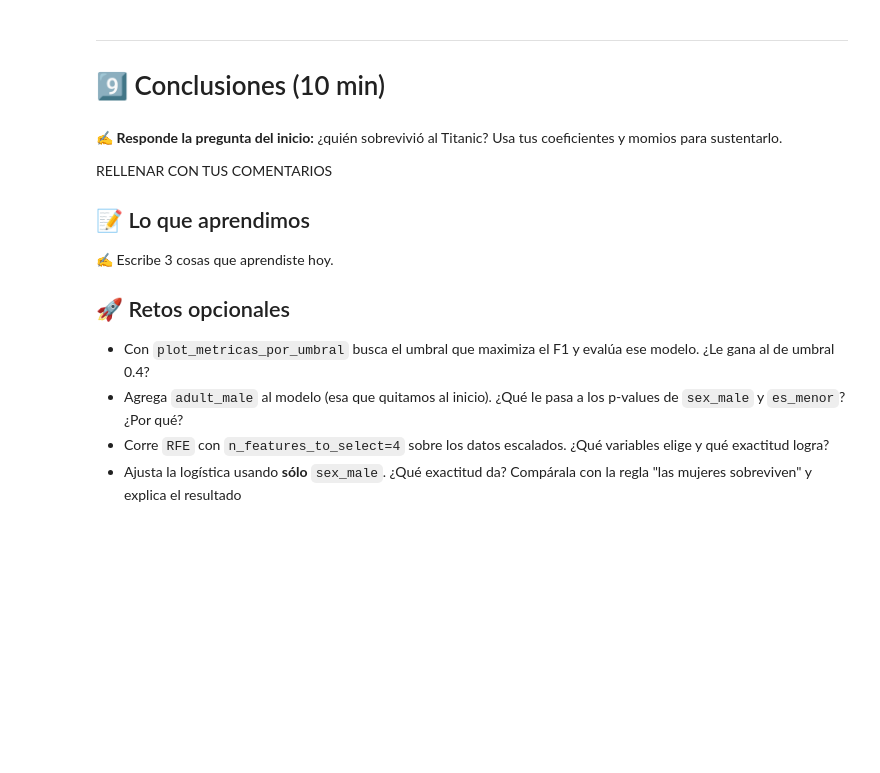
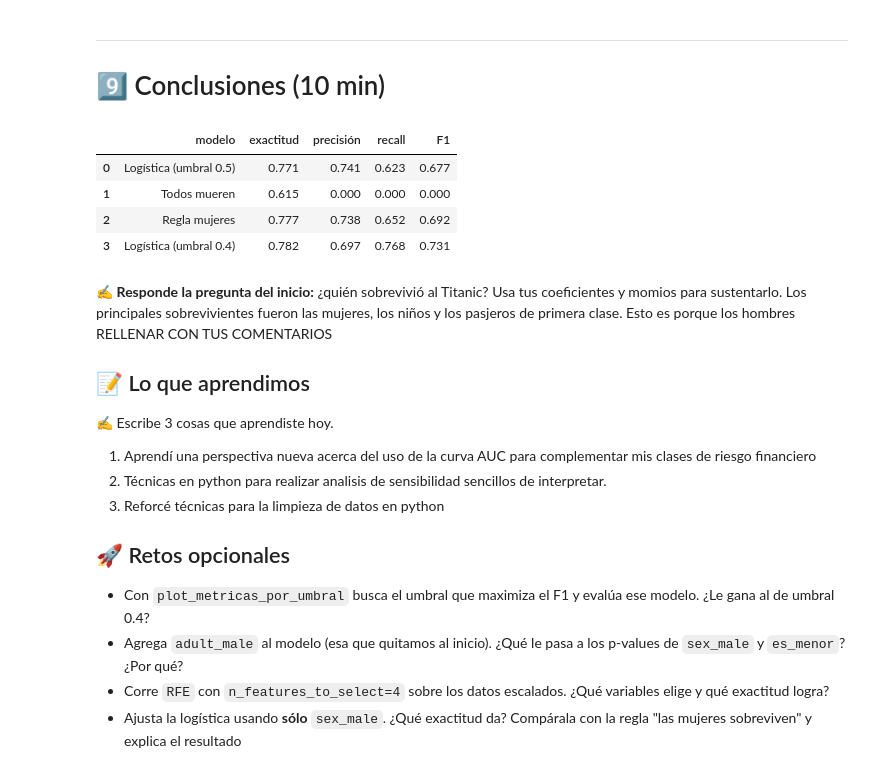
Before and after one commit to AlbertoJT/linear_regression_intro_614903, a Jupyter notebook: 02-regresion-logistica/caso_titanic.ipynb, the cells around one changed output. Saved outputs shown, nothing was run; the diff lists cells and outputs as text; code cells hidden in the pictures; blank space fills up the shorter version.

```diff
--- a/02-regresion-logistica/caso_titanic.ipynb
+++ b/02-regresion-logistica/caso_titanic.ipynb
@@ -826,7 +826,6 @@ El modelo devuelve **probabilidades**. Para tomar una decisión hay que fijar un
 # 3. Muestra las primeras probabilidades con .head().round(3)
 # ✍️ Tu código aquí
 proba_test = predecir_proba(modelo_completo, X_test_enc)
-proba_test = (proba_test >= 0.5).astype(int)
-
+pred_test = (proba_test >= 0.5).astype(int)
 proba_test.head().round(3)
 # %% [output]
@@ -842,3 +841,4 @@ comparacion = []
 
 # Pista: comparacion.append(evaluar_clasificador('Logística (umbral 0.5)', y_test, pred_test))
 # ✍️ Tu código aquí
+comparacion.append(evaluar_clasificador('Logística (umbral 0.5)', y_test, pred_test))
@@ -868,6 +873,10 @@ Un número suelto no dice si el modelo es bueno. Necesitamos puntos de comparaci
 2. **"Mujeres y niños primero":** la regla histórica, en su versión más simple — *sobreviven las mujeres*
 # %%
 # 1. pred_todos_mueren = np.zeros(len(y_test), dtype=int)
-# 2. pred_regla_mujeres = (X_test['sex'] == 'female').astype(int)
-# 3. Evalúa las dos con evaluar_clasificador() y agrégalas a comparacion
+    # 2. pred_regla_mujeres = (X_test['sex'] == 'female').astype(int)
+    # 3. Evalúa las dos con evaluar_clasificador() y agrégalas a comparacion
 # ✍️ Tu código aquí
+pred_todos_mueren = np.zeros(len(y_test), dtype=int)
+pred_regla_mujeres = (X_test['sex'] == 'female').astype(int)
+comparacion.append(evaluar_clasificador('Todos mueren', y_test, pred_todos_mueren))
+comparacion.append(evaluar_clasificador('Regla mujeres', y_test, pred_regla_mujeres))
@@ -892,3 +906,5 @@ El 0.5 no es sagrado. Bajarlo hace al modelo más "optimista" (detecta más sobr
 # Prueba un umbral distinto (por ejemplo 0.4), evalúalo y agrégalo a comparacion
 # Pista: pred_umbral_04 = (proba_test >= 0.4).astype(int)
 # ✍️ Tu código aquí
+pred_umbral_04 = (proba_test >= 0.4).astype(int)
+comparacion.append(evaluar_clasificador('Logística (umbral 0.4)', y_test, pred_umbral_04))
@@ -1032,15 +1053,24 @@ RELLENAR CON TUS COMENTARIOS
 # %%
 # Tabla comparativa de todo lo que probamos hoy
 # Pista: pd.DataFrame(comparacion)
 # ✍️ Tu código aquí
+pd.DataFrame(comparacion)
+# %% [output]
+|  | modelo | exactitud | precisión | recall | F1 |
+| 0 | Logística (umbral 0.5) | 0.771 | 0.741 | 0.623 | 0.677 |
+| 1 | Todos mueren | 0.615 | 0.000 | 0.000 | 0.000 |
+| 2 | Regla mujeres | 0.777 | 0.738 | 0.652 | 0.692 |
+| 3 | Logística (umbral 0.4) | 0.782 | 0.697 | 0.768 | 0.731 |
 # %% [markdown]
 ✍️ **Responde la pregunta del inicio:** ¿quién sobrevivió al Titanic? Usa tus coeficientes y momios para sustentarlo.
-
+Los principales sobrevivientes fueron las mujeres, los niños y los pasjeros de primera clase. Esto es porque los hombres
 RELLENAR CON TUS COMENTARIOS
 
 ## 📝 Lo que aprendimos
 ✍️ Escribe 3 cosas que aprendiste hoy.
-
+1. Aprendí una perspectiva nueva acerca del uso de la curva AUC para complementar mis clases de riesgo financiero
+2. Técnicas en python para realizar analisis de sensibilidad sencillos de interpretar.
+3. Reforcé técnicas para la limpieza de datos en python
 ## 🚀 Retos opcionales
 - Con `plot_metricas_por_umbral` busca el umbral que maximiza el F1 y evalúa ese modelo. ¿Le gana al de umbral 0.4?
 - Agrega `adult_male` al modelo (esa que quitamos al inicio). ¿Qué le pasa a los p-values de `sex_male` y `es_menor`? ¿Por qué?
```
Also changed, not shown: parts of 13 cells of this notebook, 3 other files.
